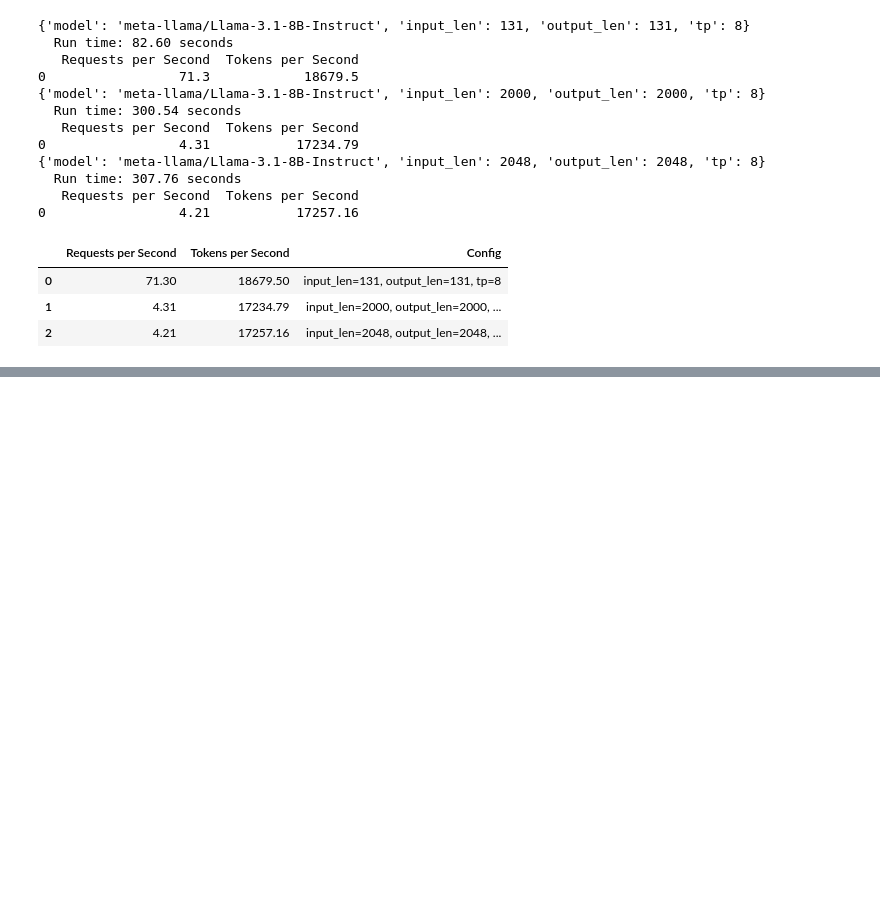
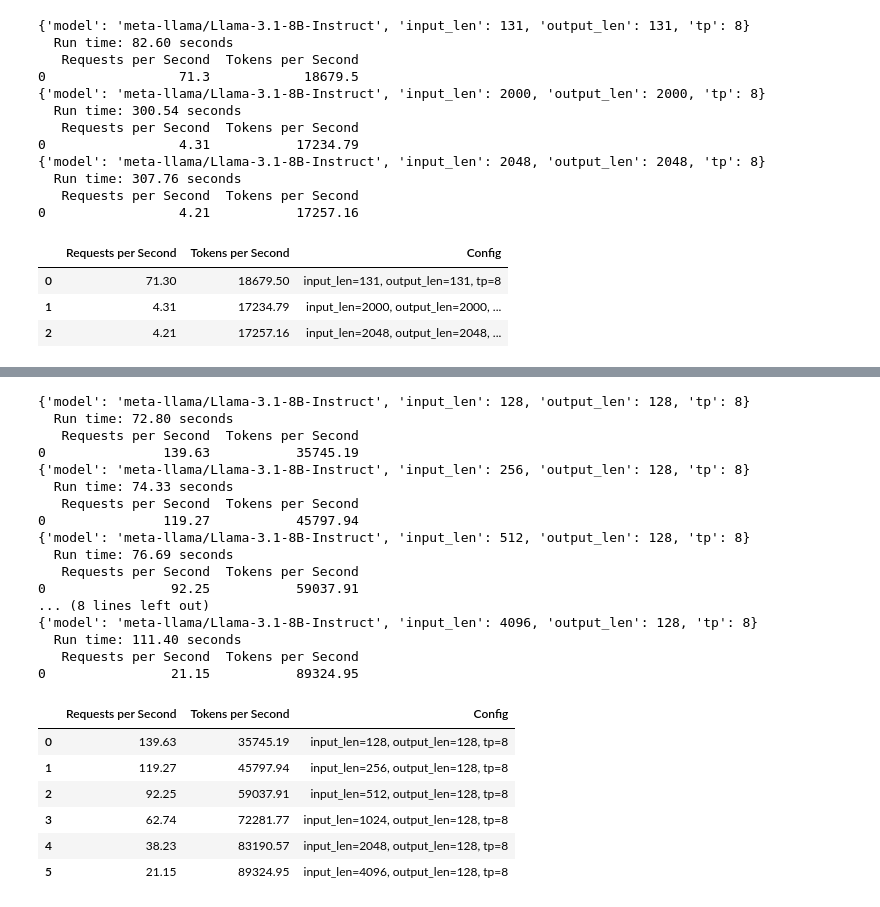
Before and after one commit to AUGMXNT/MI300-testing, a Jupyter notebook: inference-vllm-vs-vllm-rocm.ipynb, the cells around one changed output, grey strips where cells are left out. Cells and saved outputs as stored; diff of their text form; code cells hidden in the pictures; blank space fills up the shorter version.

```diff
--- a/inference-vllm-vs-vllm-rocm.ipynb
+++ b/inference-vllm-vs-vllm-rocm.ipynb
@@ -455,0 +900,50 @@ display(all_results)
+# %%
+# List of configurations to test
+configs = [
+    {'model': 'meta-llama/Llama-3.1-8B-Instruct', 'input_len': 128, 'output_len': 128, 'tp': 8},
+    {'model': 'meta-llama/Llama-3.1-8B-Instruct', 'input_len': 256, 'output_len': 128, 'tp': 8},
+    {'model': 'meta-llama/Llama-3.1-8B-Instruct', 'input_len': 512, 'output_len': 128, 'tp': 8},
+    {'model': 'meta-llama/Llama-3.1-8B-Instruct', 'input_len': 1024, 'output_len': 128, 'tp': 8},
+    {'model': 'meta-llama/Llama-3.1-8B-Instruct', 'input_len': 2048, 'output_len': 128, 'tp': 8},
+    {'model': 'meta-llama/Llama-3.1-8B-Instruct', 'input_len': 4096, 'output_len': 128, 'tp': 8},
+]
+
+# Initialize an empty DataFrame to store all results
+all_results = pd.DataFrame()
+
+# Run benchmarks for each configuration
+for config in configs:
+    print(config)
+    df_result = benchmark_model(**config)
+    if df_result is not None:
+        # Add a column for the configuration
+        df_result['Config'] = f"input_len={config['input_len']}, output_len={config['output_len']}, tp={config['tp']}"
+        all_results = pd.concat([all_results, df_result], ignore_index=True)
+
+# Display all results
+display(all_results)
+# %% [output]
+{'model': 'meta-llama/Llama-3.1-8B-Instruct', 'input_len': 128, 'output_len': 128, 'tp': 8}
+  Run time: 72.80 seconds
+   Requests per Second  Tokens per Second
+0               139.63           35745.19
+{'model': 'meta-llama/Llama-3.1-8B-Instruct', 'input_len': 256, 'output_len': 128, 'tp': 8}
+  Run time: 74.33 seconds
+   Requests per Second  Tokens per Second
+0               119.27           45797.94
+{'model': 'meta-llama/Llama-3.1-8B-Instruct', 'input_len': 512, 'output_len': 128, 'tp': 8}
+  Run time: 76.69 seconds
+   Requests per Second  Tokens per Second
+0                92.25           59037.91
+... (8 lines left out)
+{'model': 'meta-llama/Llama-3.1-8B-Instruct', 'input_len': 4096, 'output_len': 128, 'tp': 8}
+  Run time: 111.40 seconds
+   Requests per Second  Tokens per Second
+0                21.15           89324.95
+|  | Requests per Second | Tokens per Second | Config |
+| 0 | 139.63 | 35745.19 | input_len=128, output_len=128, tp=8 |
+| 1 | 119.27 | 45797.94 | input_len=256, output_len=128, tp=8 |
+| 2 | 92.25 | 59037.91 | input_len=512, output_len=128, tp=8 |
+| 3 | 62.74 | 72281.77 | input_len=1024, output_len=128, tp=8 |
+| 4 | 38.23 | 83190.57 | input_len=2048, output_len=128, tp=8 |
+| 5 | 21.15 | 89324.95 | input_len=4096, output_len=128, tp=8 |
```
Also changed, not shown: parts of 20 cells of this notebook.
